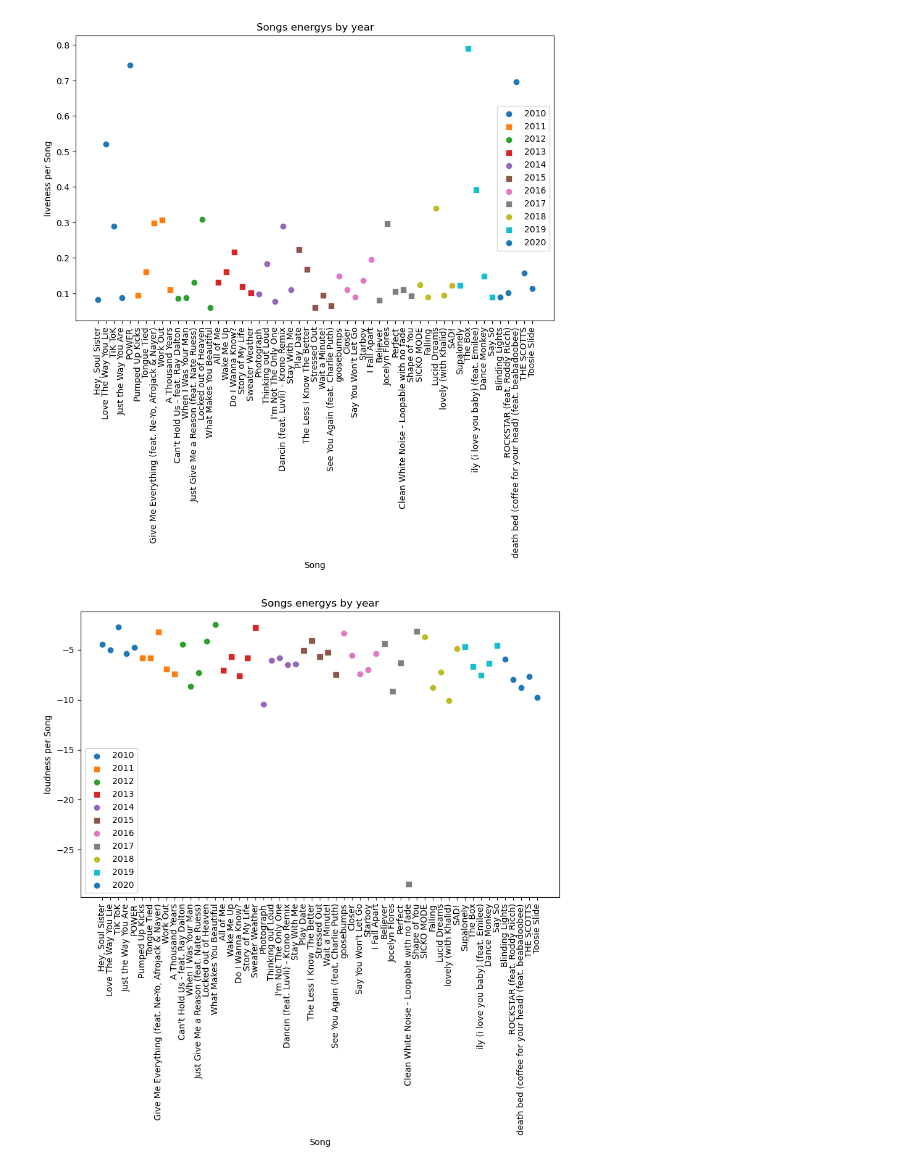
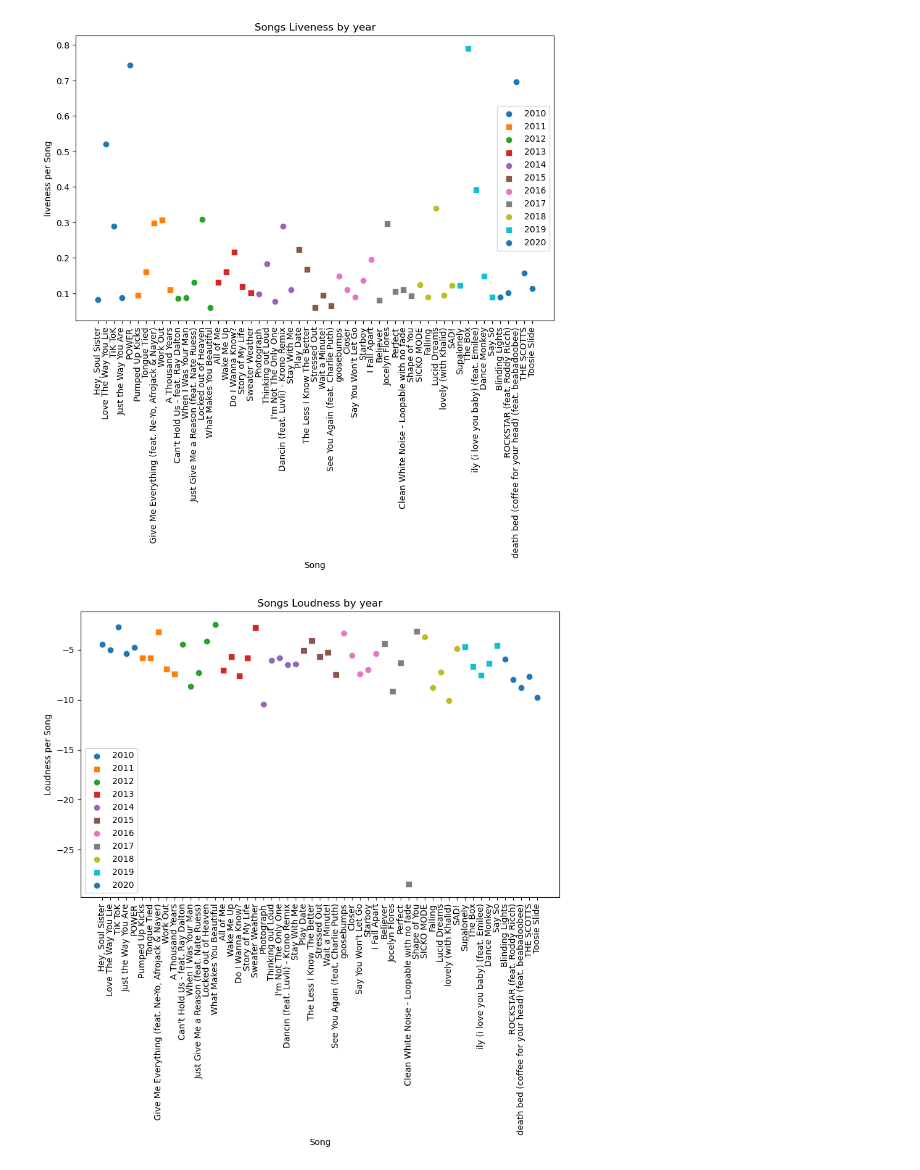
Before and after one commit to texaschikkita/ProjectOne, a Jupyter notebook: question1/question1.ipynb, the cells around one changed output. Saved outputs shown, nothing was run; the diff lists cells and outputs as text; code cells hidden in the pictures.

```diff
--- a/question1/question1.ipynb
+++ b/question1/question1.ipynb
@@ -267,29 +267,29 @@ plt.show()
 # %%
 # loudness
 
 #create figure and axes
 fig, ax = plt.subplots(figsize=(10,6))
 
 # loop through each year and plot the danceability scores for the top 5 songs
 for i, year in enumerate(top_songs.index.levels[0]):
     year_data = top_songs.loc[year]
     ax.scatter(year_data['name'], year_data['loudness'], label=year, marker='o' if i % 2 == 0 else 's')
 
 # set the x-tick labels to be rotated 90 degrees
 plt.xticks(rotation=90)
 
 # set the x-axis and y-axis labels, and the title
 plt.xlabel('Song')
-plt.ylabel('loudness per Song')
-plt.title('Songs energys by year')
+plt.ylabel('Loudness per Song')
+plt.title('Songs Loudness by year')
 
 # show the legend
 ax.legend()
 
 # display the plot
 plt.show()
 # %% [output]
-[figure, old version]
+[figure, new version]
 # %%
 
 # tempo
```
Also changed, not shown: parts of 3 cells of this notebook.
